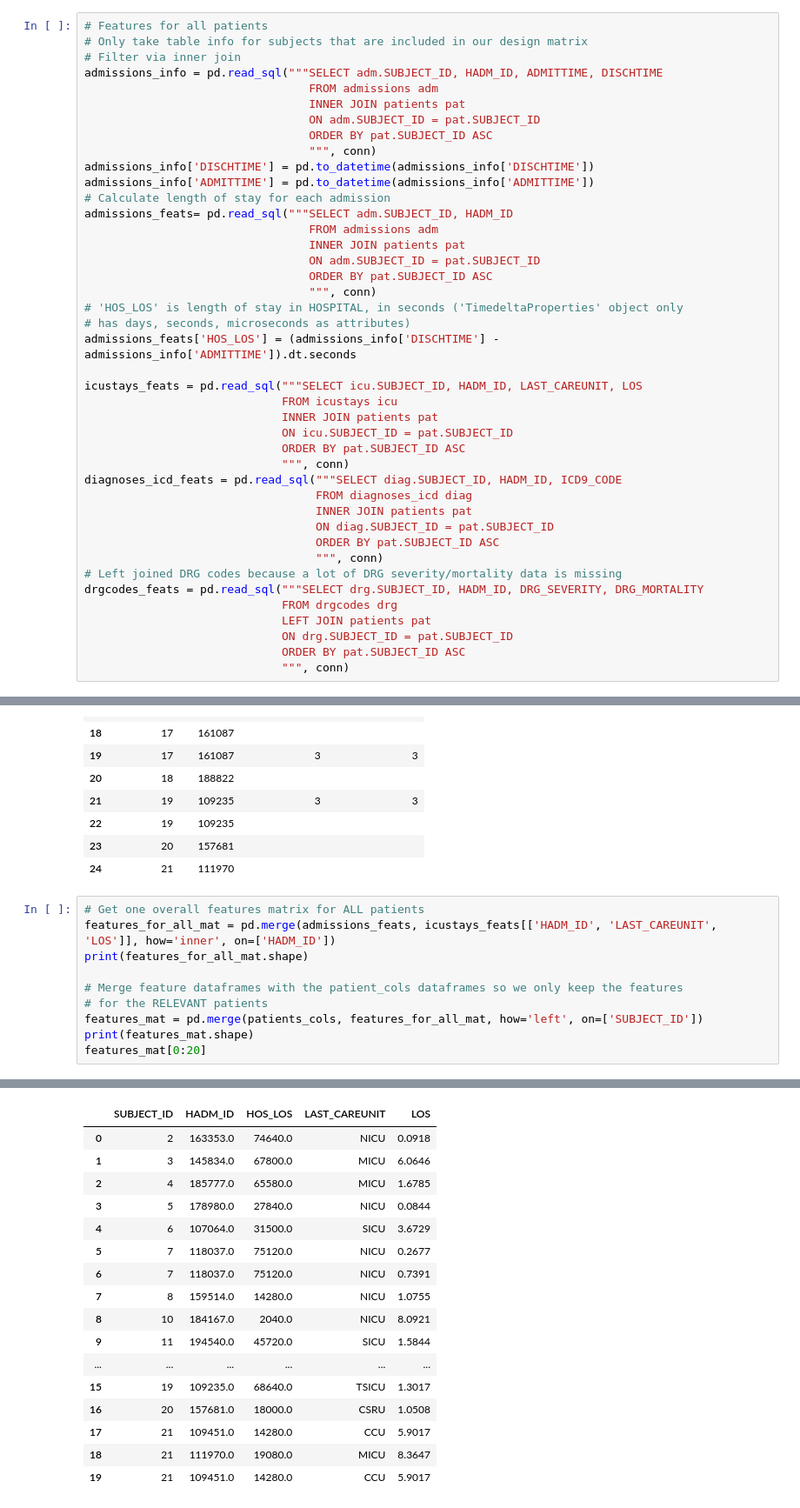
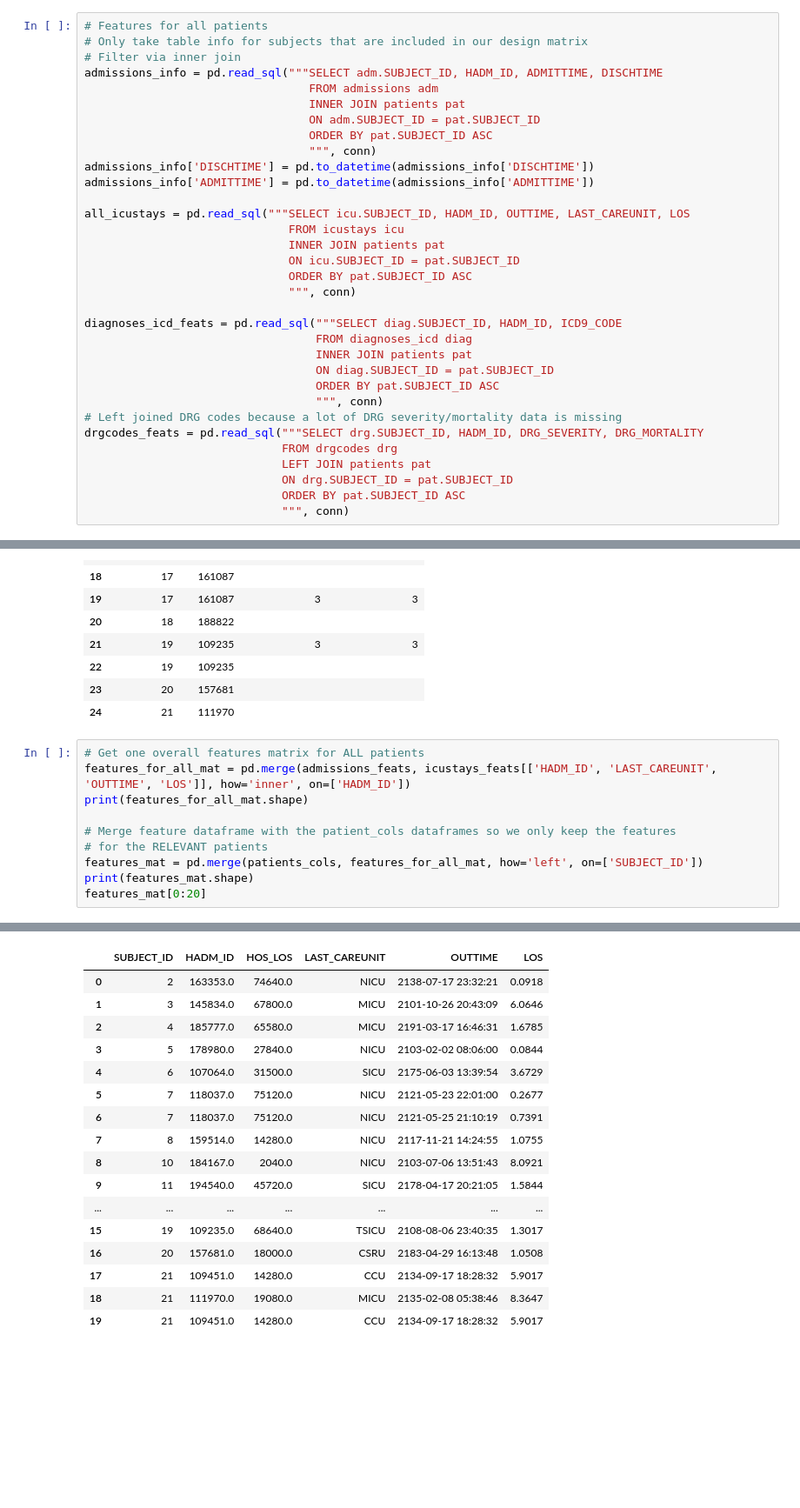
Before and after one commit to kevinmchu/BME590Final, a Jupyter notebook: Design matrix.ipynb, the cells around one changed output, grey strips where cells are left out. Shown at 87% size. Cells and saved outputs as stored; diff of their text form; blank space fills up the shorter version.

Commit message:
Truth label info included, progressed towards only including last ICU stay information from an admission

```diff
--- a/Design matrix.ipynb
+++ b/Design matrix.ipynb
@@ -138,23 +138,14 @@ admissions_info = pd.read_sql("""SELECT adm.SUBJECT_ID, HADM_ID, ADMITTIME, DISC
                                  """, conn)
 admissions_info['DISCHTIME'] = pd.to_datetime(admissions_info['DISCHTIME'])
 admissions_info['ADMITTIME'] = pd.to_datetime(admissions_info['ADMITTIME'])
-# Calculate length of stay for each admission
-admissions_feats= pd.read_sql("""SELECT adm.SUBJECT_ID, HADM_ID
-                                 FROM admissions adm
-                                 INNER JOIN patients pat
-                                 ON adm.SUBJECT_ID = pat.SUBJECT_ID
-                                 ORDER BY pat.SUBJECT_ID ASC
-                                 """, conn)
-# 'HOS_LOS' is length of stay in HOSPITAL, in seconds ('TimedeltaProperties' object only
-# has days, seconds, microseconds as attributes)
-admissions_feats['HOS_LOS'] = (admissions_info['DISCHTIME'] - admissions_info['ADMITTIME']).dt.seconds
 
-icustays_feats = pd.read_sql("""SELECT icu.SUBJECT_ID, HADM_ID, LAST_CAREUNIT, LOS
-                             FROM icustays icu
-                             INNER JOIN patients pat
-                             ON icu.SUBJECT_ID = pat.SUBJECT_ID
-                             ORDER BY pat.SUBJECT_ID ASC
-                             """, conn)
+all_icustays = pd.read_sql("""SELECT icu.SUBJECT_ID, HADM_ID, OUTTIME, LAST_CAREUNIT, LOS
+                              FROM icustays icu
+                              INNER JOIN patients pat
+                              ON icu.SUBJECT_ID = pat.SUBJECT_ID
+                              ORDER BY pat.SUBJECT_ID ASC
+                              """, conn)
+
 diagnoses_icd_feats = pd.read_sql("""SELECT diag.SUBJECT_ID, HADM_ID, ICD9_CODE
                                   FROM diagnoses_icd diag
                                   INNER JOIN patients pat
@@ -228,10 +260,10 @@ drgcodes_feats[15:25]
 | 24 | 21 | 111970 |  |  |
 # %%
 # Get one overall features matrix for ALL patients
-features_for_all_mat = pd.merge(admissions_feats, icustays_feats[['HADM_ID', 'LAST_CAREUNIT', 'LOS']], how='inner', on=['HADM_ID'])
+features_for_all_mat = pd.merge(admissions_feats, icustays_feats[['HADM_ID', 'LAST_CAREUNIT', 'OUTTIME', 'LOS']], how='inner', on=['HADM_ID'])
 print(features_for_all_mat.shape)
 
-# Merge feature dataframes with the patient_cols dataframes so we only keep the features
+# Merge feature dataframe with the patient_cols dataframes so we only keep the features
 # for the RELEVANT patients
 features_mat = pd.merge(patients_cols, features_for_all_mat, how='left', on=['SUBJECT_ID'])
 print(features_mat.shape)
@@ -242,17 +274,17 @@ features_mat[0:20]
-|  | SUBJECT_ID | HADM_ID | HOS_LOS | LAST_CAREUNIT | LOS |
-| 0 | 2 | 163353.0 | 74640.0 | NICU | 0.0918 |
-| 1 | 3 | 145834.0 | 67800.0 | MICU | 6.0646 |
-| 2 | 4 | 185777.0 | 65580.0 | MICU | 1.6785 |
-| 3 | 5 | 178980.0 | 27840.0 | NICU | 0.0844 |
-| 4 | 6 | 107064.0 | 31500.0 | SICU | 3.6729 |
-| 5 | 7 | 118037.0 | 75120.0 | NICU | 0.2677 |
-| 6 | 7 | 118037.0 | 75120.0 | NICU | 0.7391 |
-| 7 | 8 | 159514.0 | 14280.0 | NICU | 1.0755 |
-| 8 | 10 | 184167.0 | 2040.0 | NICU | 8.0921 |
-| 9 | 11 | 194540.0 | 45720.0 | SICU | 1.5844 |
-| ... | ... | ... | ... | ... | ... |
-| 15 | 19 | 109235.0 | 68640.0 | TSICU | 1.3017 |
-| 16 | 20 | 157681.0 | 18000.0 | CSRU | 1.0508 |
-| 17 | 21 | 109451.0 | 14280.0 | CCU | 5.9017 |
-| 18 | 21 | 111970.0 | 19080.0 | MICU | 8.3647 |
-| 19 | 21 | 109451.0 | 14280.0 | CCU | 5.9017 |
+|  | SUBJECT_ID | HADM_ID | HOS_LOS | LAST_CAREUNIT | OUTTIME | LOS |
+| 0 | 2 | 163353.0 | 74640.0 | NICU | 2138-07-17 23:32:21 | 0.0918 |
+| 1 | 3 | 145834.0 | 67800.0 | MICU | 2101-10-26 20:43:09 | 6.0646 |
+| 2 | 4 | 185777.0 | 65580.0 | MICU | 2191-03-17 16:46:31 | 1.6785 |
+| 3 | 5 | 178980.0 | 27840.0 | NICU | 2103-02-02 08:06:00 | 0.0844 |
+| 4 | 6 | 107064.0 | 31500.0 | SICU | 2175-06-03 13:39:54 | 3.6729 |
+| 5 | 7 | 118037.0 | 75120.0 | NICU | 2121-05-23 22:01:00 | 0.2677 |
+| 6 | 7 | 118037.0 | 75120.0 | NICU | 2121-05-25 21:10:19 | 0.7391 |
+| 7 | 8 | 159514.0 | 14280.0 | NICU | 2117-11-21 14:24:55 | 1.0755 |
+| 8 | 10 | 184167.0 | 2040.0 | NICU | 2103-07-06 13:51:43 | 8.0921 |
+| 9 | 11 | 194540.0 | 45720.0 | SICU | 2178-04-17 20:21:05 | 1.5844 |
+| ... | ... | ... | ... | ... | ... | ... |
+| 15 | 19 | 109235.0 | 68640.0 | TSICU | 2108-08-06 23:40:35 | 1.3017 |
+| 16 | 20 | 157681.0 | 18000.0 | CSRU | 2183-04-29 16:13:48 | 1.0508 |
+| 17 | 21 | 109451.0 | 14280.0 | CCU | 2134-09-17 18:28:32 | 5.9017 |
+| 18 | 21 | 111970.0 | 19080.0 | MICU | 2135-02-08 05:38:46 | 8.3647 |
+| 19 | 21 | 109451.0 | 14280.0 | CCU | 2134-09-17 18:28:32 | 5.9017 |
```
Also changed, not shown: parts of 5 cells of this notebook.
